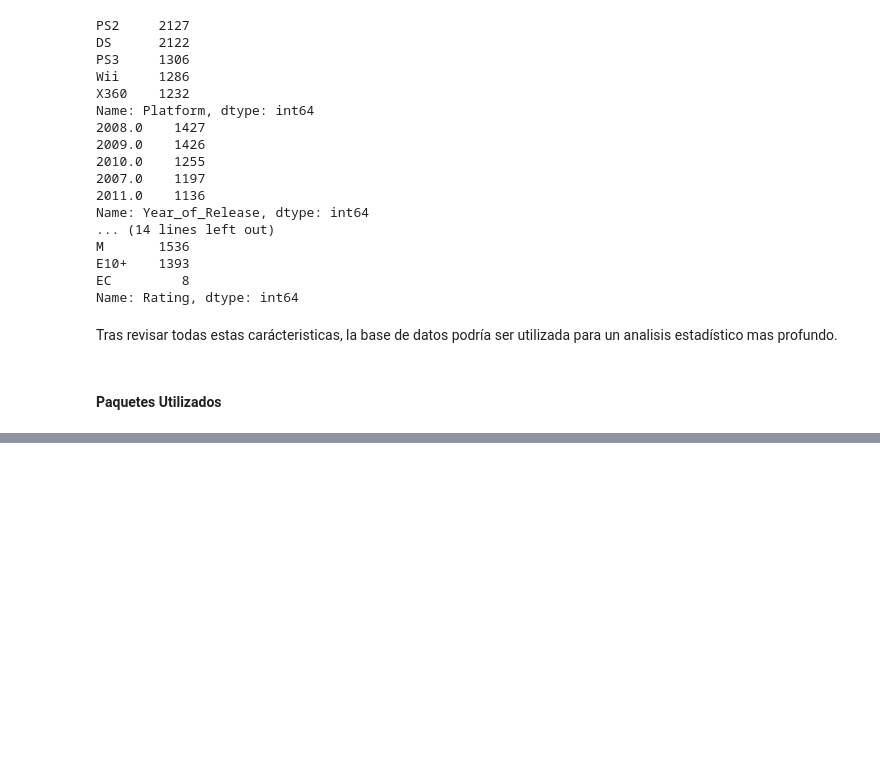
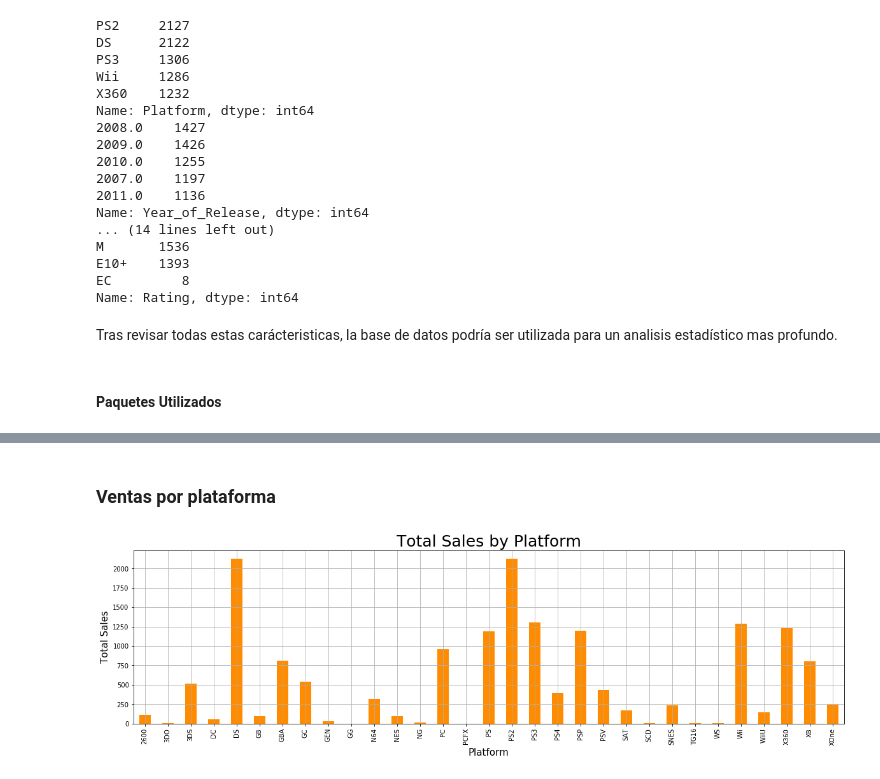
Before and after one commit to prope-2020-gh-classroom/practica-final-por-equipos-verano-2020-itam-jreyesgar93, a Jupyter notebook: practica_final_equipo_5.ipynb, the cells around one changed output, grey strips where cells are left out. Saved outputs shown, nothing was run; the diff lists cells and outputs as text; code cells hidden in the pictures; blank space fills up the shorter version.

```diff
--- a/practica_final_equipo_5.ipynb
+++ b/practica_final_equipo_5.ipynb
@@ -191,0 +290,11 @@ Ambos paquetes son ampliamente utilizados en la ciencia de datos y en este caso,
+# %% [markdown]
+### Ventas por plataforma
+# %%
+Platform_grouped = video_games.groupby(by = 'Platform')
+total_sales = (Platform_grouped['Genre']).count().plot(kind = 'bar', grid=True, figsize=(20,5), color = 'darkorange')
+plt.title('Total Sales by Platform', size = 25)
+plt.xlabel('Platform', size = 15)
+plt.ylabel('Total Sales',size = 15)
+plt.show()
+# %% [output]
+[figure, added]
```
Also changed, not shown: parts of 97 cells of this notebook, 1 other file.
